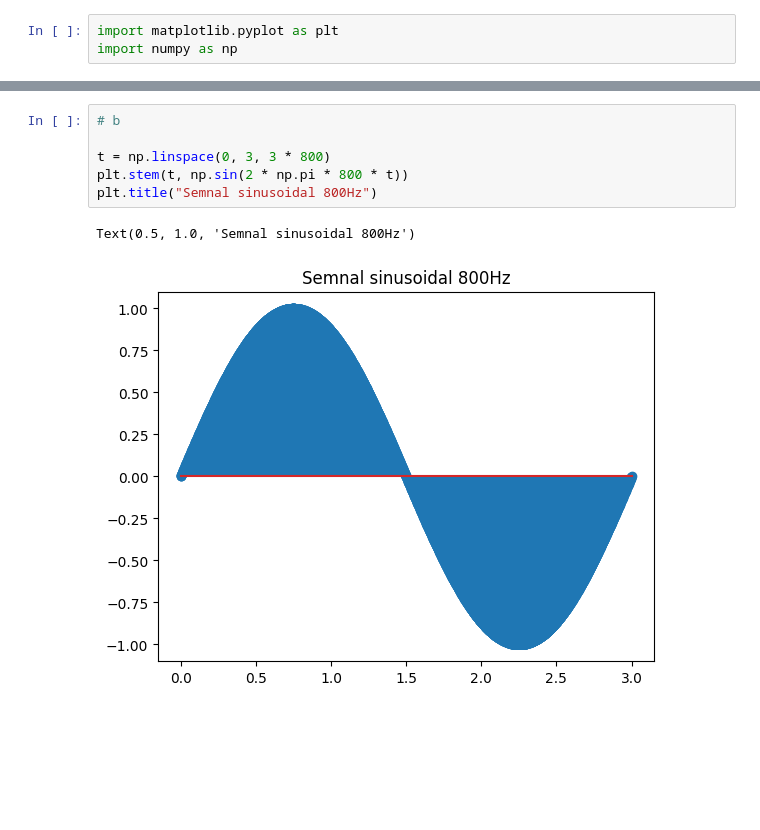
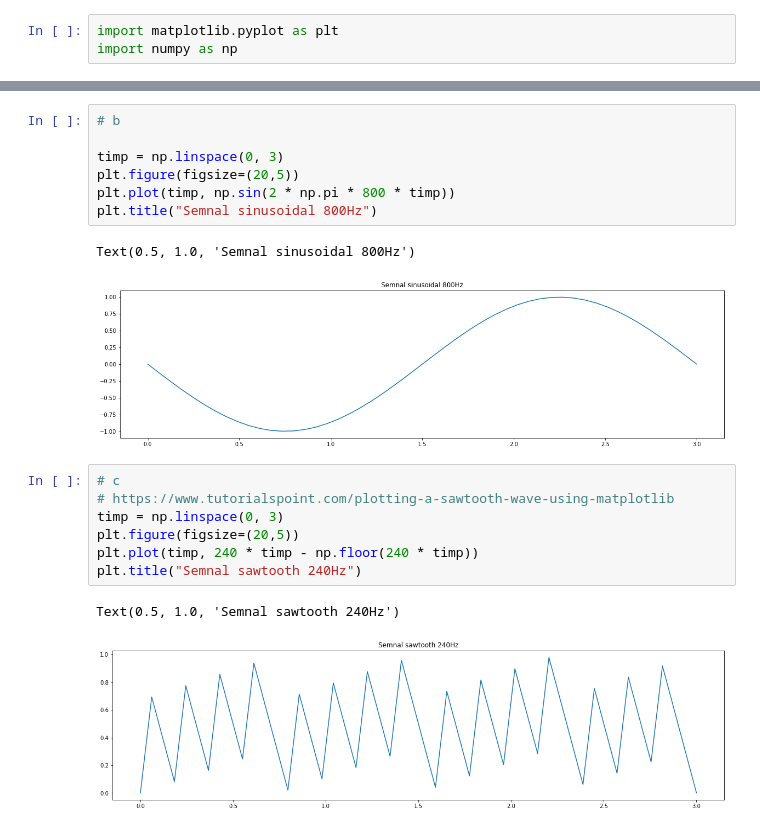
Before and after one commit to TomaBlogu/proc-sem, a Jupyter notebook: lab1/ex2.ipynb, the cells around one changed output, grey strips where cells are left out. Saved outputs shown, nothing was run; the diff lists cells and outputs as text; blank space fills up the shorter version.

```diff
--- a/lab1/ex2.ipynb
+++ b/lab1/ex2.ipynb
@@ -13,9 +14,20 @@ Text(0.5, 1.0, 'Semnal sinusoidal 400Hz')
 # %%
 # b
 
-t = np.linspace(0, 3, 3 * 800)
-plt.stem(t, np.sin(2 * np.pi * 800 * t))
+timp = np.linspace(0, 3)
+plt.figure(figsize=(20,5))
+plt.plot(timp, np.sin(2 * np.pi * 800 * timp))
 plt.title("Semnal sinusoidal 800Hz")
 # %% [output]
 Text(0.5, 1.0, 'Semnal sinusoidal 800Hz')
-[figure, old version]
+[figure, new version]
+# %%
+# c
+# https://www.tutorialspoint.com/plotting-a-sawtooth-wave-using-matplotlib
+timp = np.linspace(0, 3)
+plt.figure(figsize=(20,5))
+plt.plot(timp, 240 * timp - np.floor(240 * timp))
+plt.title("Semnal sawtooth 240Hz")
+# %% [output]
+Text(0.5, 1.0, 'Semnal sawtooth 240Hz')
+[figure, added]
```
Also changed, not shown: parts of 1 cell of this notebook, 8 other files.
